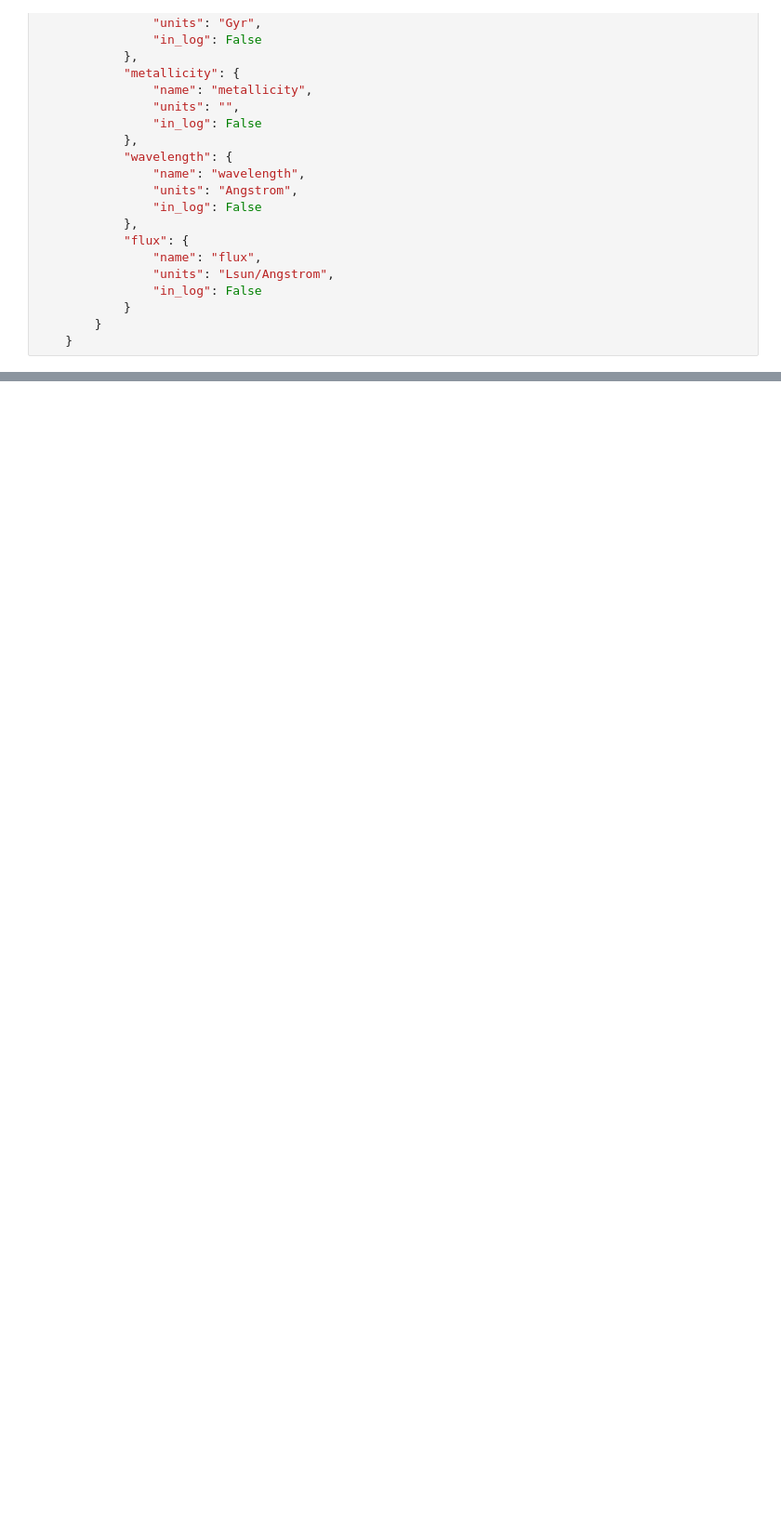
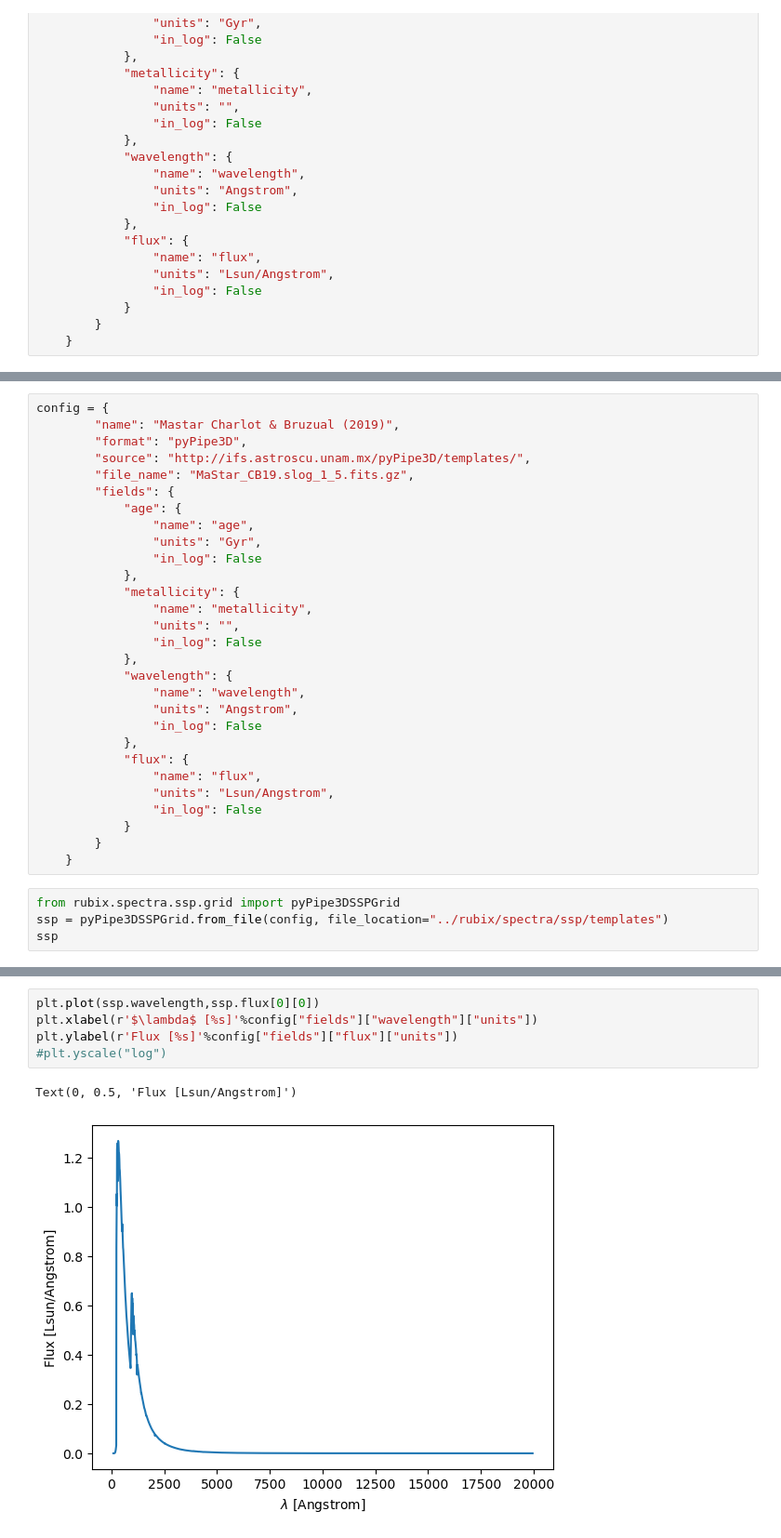
Before and after one commit to ufuk-cakir/rubix, a Jupyter notebook: notebooks/ssp_template.ipynb, the cells around one changed output, grey strips where cells are left out. Shown at 93% size. Saved outputs shown, nothing was run; the diff lists cells and outputs as text; blank space fills up the shorter version.

```diff
--- a/notebooks/ssp_template.ipynb
+++ b/notebooks/ssp_template.ipynb
@@ -43,0 +90,33 @@ ssp
+# %%
+config = {
+        "name": "Mastar Charlot & Bruzual (2019)",
+        "format": "pyPipe3D",
+        "source": "http://ifs.astroscu.unam.mx/pyPipe3D/templates/",
+        "file_name": "MaStar_CB19.slog_1_5.fits.gz",
+        "fields": {
+            "age": {
+                "name": "age",
+                "units": "Gyr",
+                "in_log": False
+            },
+            "metallicity": {
+                "name": "metallicity",
+                "units": "",
+                "in_log": False
+            },
+            "wavelength": {
+                "name": "wavelength",
+                "units": "Angstrom",
+                "in_log": False
+            },
+            "flux": {
+                "name": "flux",
+                "units": "Lsun/Angstrom",
+                "in_log": False
+            }
+        }
+    }
+# %%
+from rubix.spectra.ssp.grid import pyPipe3DSSPGrid
+ssp = pyPipe3DSSPGrid.from_file(config, file_location="../rubix/spectra/ssp/templates")
+ssp
@@ -43,0 +163,8 @@ ssp
+# %%
+plt.plot(ssp.wavelength,ssp.flux[0][0])
+plt.xlabel(r'$\lambda$ [%s]'%config["fields"]["wavelength"]["units"])
+plt.ylabel(r'Flux [%s]'%config["fields"]["flux"]["units"])
+#plt.yscale("log")
+# %% [output]
+Text(0, 0.5, 'Flux [Lsun/Angstrom]')
+[figure, added]
```
Also changed, not shown: parts of 26 cells of this notebook, 1 other file.
